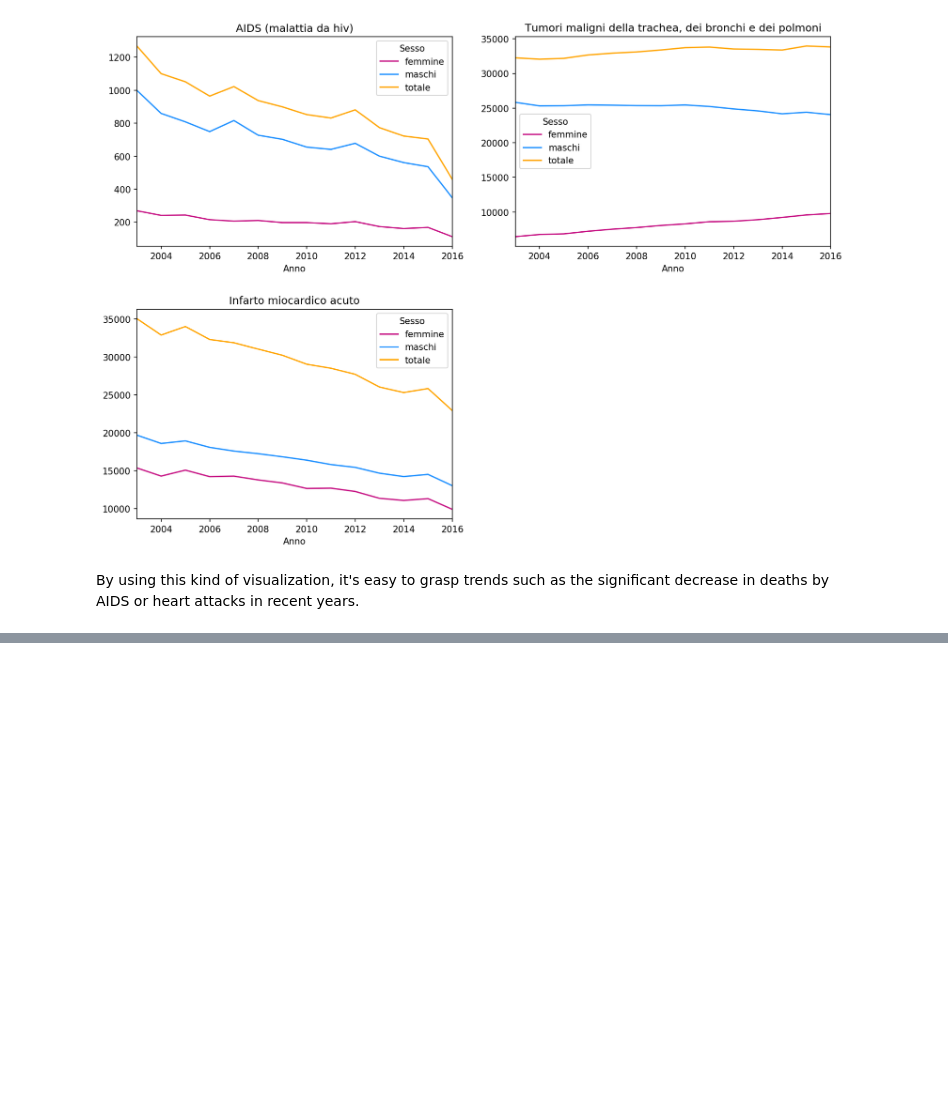
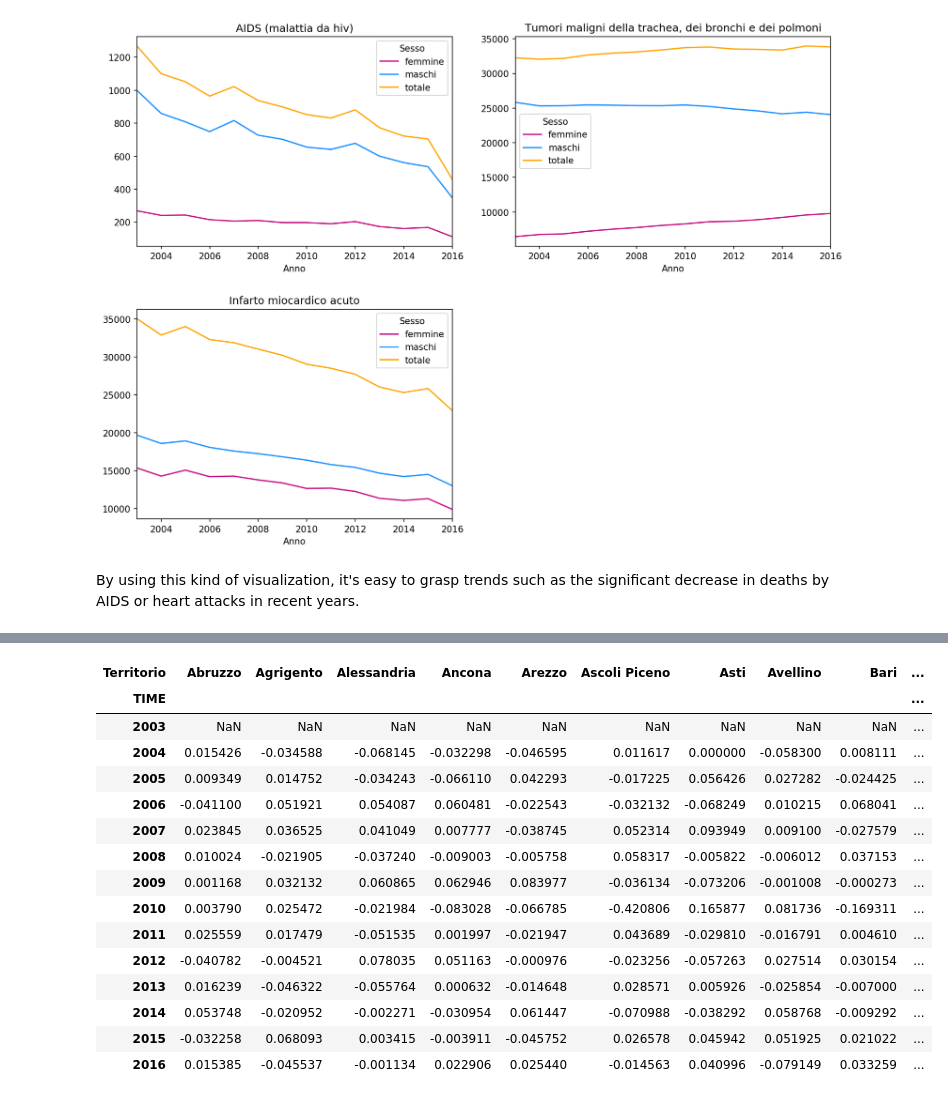
Before and after one commit to pagopa-archive/nteract-on-ckan, a Jupyter notebook: open-notebooks-example/italy_mortality.ipynb, the cells around one changed output, grey strips where cells are left out. Drawn from its saved outputs; the diff is of its cells as text; code cells hidden in the pictures; blank space fills up the shorter version.

```diff
--- a/open-notebooks-example/italy_mortality.ipynb
+++ b/open-notebooks-example/italy_mortality.ipynb
@@ -281,0 +409,20 @@ By using this kind of visualization, it's easy to grasp trends such as the signi
+# %%
+pct_territorio = pivot_territorio.pct_change()
+pct_territorio.iloc[:,0:15]
+# %% [output]
+| Territorio | Abruzzo | Agrigento | Alessandria | Ancona | Arezzo | Ascoli Piceno | Asti | Avellino | Bari | ... |
+| TIME |  |  |  |  |  |  |  |  |  | ... |
+| 2003 | NaN | NaN | NaN | NaN | NaN | NaN | NaN | NaN | NaN | ... |
+| 2004 | 0.015426 | -0.034588 | -0.068145 | -0.032298 | -0.046595 | 0.011617 | 0.000000 | -0.058300 | 0.008111 | ... |
+| 2005 | 0.009349 | 0.014752 | -0.034243 | -0.066110 | 0.042293 | -0.017225 | 0.056426 | 0.027282 | -0.024425 | ... |
+| 2006 | -0.041100 | 0.051921 | 0.054087 | 0.060481 | -0.022543 | -0.032132 | -0.068249 | 0.010215 | 0.068041 | ... |
+| 2007 | 0.023845 | 0.036525 | 0.041049 | 0.007777 | -0.038745 | 0.052314 | 0.093949 | 0.009100 | -0.027579 | ... |
+| 2008 | 0.010024 | -0.021905 | -0.037240 | -0.009003 | -0.005758 | 0.058317 | -0.005822 | -0.006012 | 0.037153 | ... |
+| 2009 | 0.001168 | 0.032132 | 0.060865 | 0.062946 | 0.083977 | -0.036134 | -0.073206 | -0.001008 | -0.000273 | ... |
+| 2010 | 0.003790 | 0.025472 | -0.021984 | -0.083028 | -0.066785 | -0.420806 | 0.165877 | 0.081736 | -0.169311 | ... |
+| 2011 | 0.025559 | 0.017479 | -0.051535 | 0.001997 | -0.021947 | 0.043689 | -0.029810 | -0.016791 | 0.004610 | ... |
+| 2012 | -0.040782 | -0.004521 | 0.078035 | 0.051163 | -0.000976 | -0.023256 | -0.057263 | 0.027514 | 0.030154 | ... |
+| 2013 | 0.016239 | -0.046322 | -0.055764 | 0.000632 | -0.014648 | 0.028571 | 0.005926 | -0.025854 | -0.007000 | ... |
+| 2014 | 0.053748 | -0.020952 | -0.002271 | -0.030954 | 0.061447 | -0.070988 | -0.038292 | 0.058768 | -0.009292 | ... |
+| 2015 | -0.032258 | 0.068093 | 0.003415 | -0.003911 | -0.045752 | 0.026578 | 0.045942 | 0.051925 | 0.021022 | ... |
+| 2016 | 0.015385 | -0.045537 | -0.001134 | 0.022906 | 0.025440 | -0.014563 | 0.040996 | -0.079149 | 0.033259 | ... |
```
Also changed, not shown: parts of 10 cells of this notebook, 1 other file.
